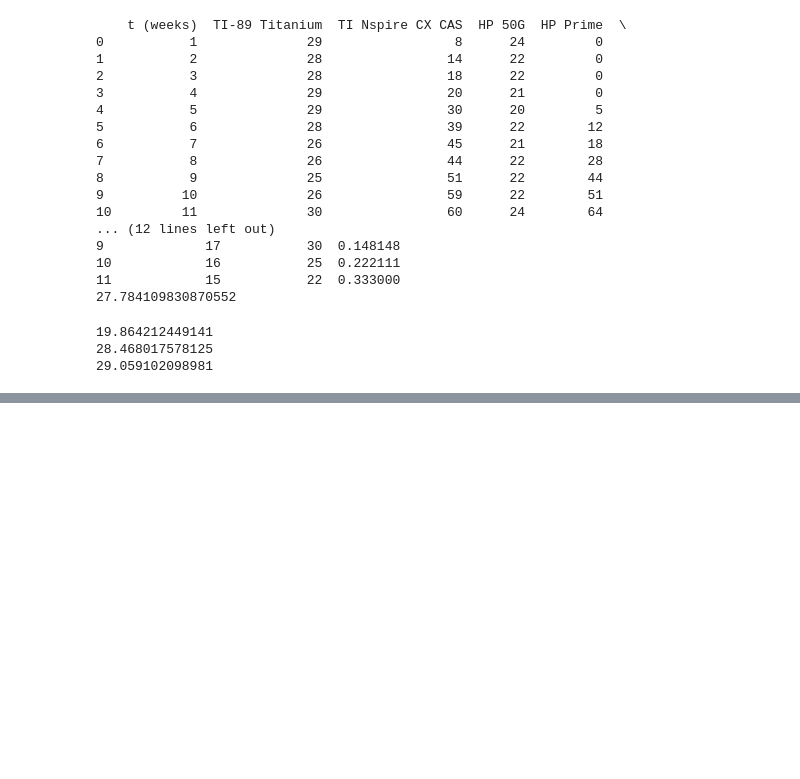
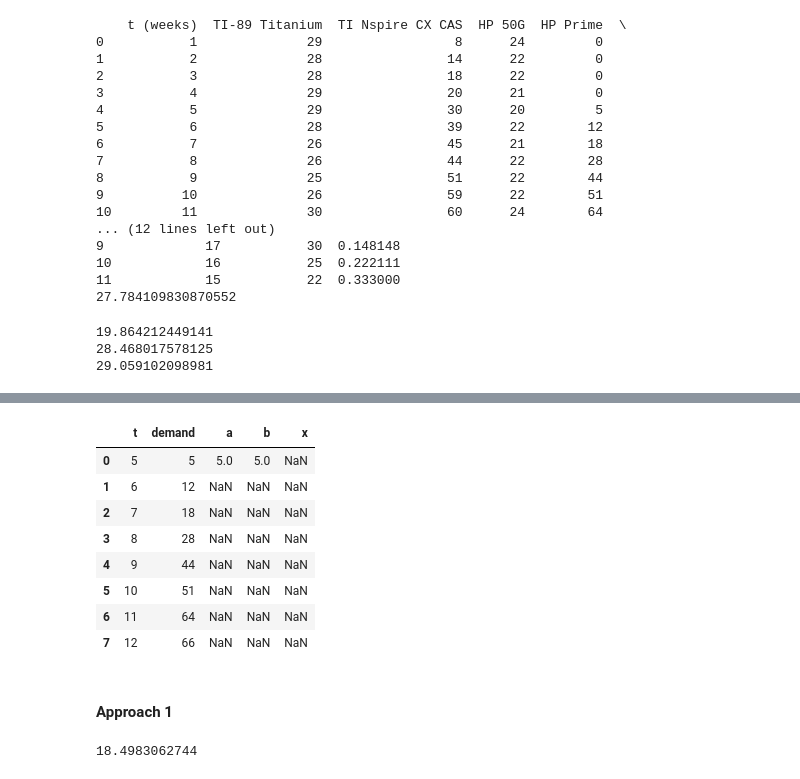
Before and after one commit to datafireball/sc1x, a Jupyter notebook: week2/notes.ipynb, the cells around one changed output, grey strips where cells are left out. Saved outputs shown, nothing was run; the diff lists cells and outputs as text; code cells hidden in the pictures; blank space fills up the shorter version.

```diff
--- a/week2/notes.ipynb
+++ b/week2/notes.ipynb
@@ -508,0 +611,26 @@ print(res)
+# %%
+data = pd.read_excel('Prime-Data.xlsx', skiprows=4, names=['t', 'demand', 'a', 'b', 'x'])
+# %%
+alpha = 0.5
+beta = 0.33
+phi = 0.75
+data
+# %% [output]
+|  | t | demand | a | b | x |
+| 0 | 5 | 5 | 5.0 | 5.0 | NaN |
+| 1 | 6 | 12 | NaN | NaN | NaN |
+| 2 | 7 | 18 | NaN | NaN | NaN |
+| 3 | 8 | 28 | NaN | NaN | NaN |
+| 4 | 9 | 44 | NaN | NaN | NaN |
+| 5 | 10 | 51 | NaN | NaN | NaN |
+| 6 | 11 | 64 | NaN | NaN | NaN |
+| 7 | 12 | 66 | NaN | NaN | NaN |
+# %% [markdown]
+#### Approach 1
+# %%
+a_5 = 5
+b_5 = 5
+x_5_13 = a_5 + b_5 * (np.sum([phi**i for i in range(1, 9)]))
+print(x_5_13)
+# %% [output]
+18.4983062744
```
Also changed, not shown: parts of 8 cells of this notebook, 4 other files.
